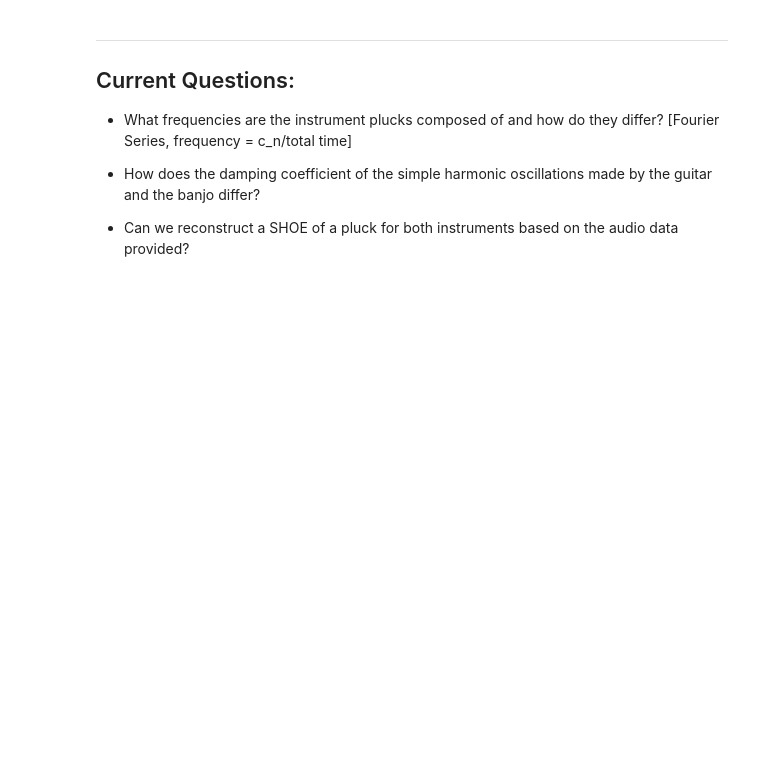
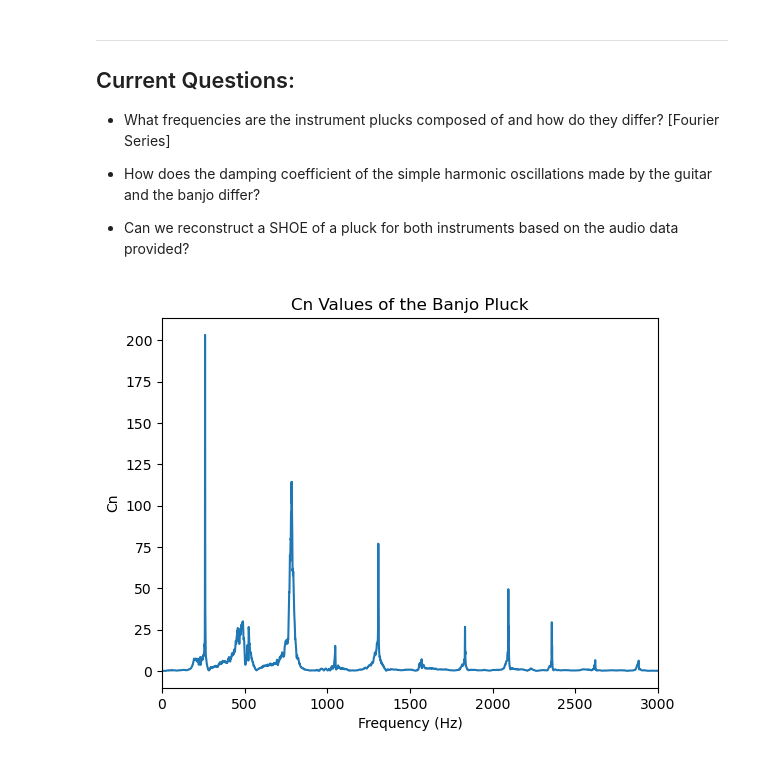
Before and after one commit to Hexiium/PH364-Group-2.2-Repository, a Jupyter notebook: audio_problem_main.ipynb, the cells around one changed output. Saved outputs shown, nothing was run; the diff lists cells and outputs as text; code cells hidden in the pictures; blank space fills up the shorter version.

Commit message:
Adding the fourier transform of the audio files

```diff
--- a/audio_problem_main.ipynb
+++ b/audio_problem_main.ipynb
@@ -3,22 +6,27 @@ The following code finds the .wav files in any personal Jupyter Notebook and out
 # %%
+#Defining all variables and setting up modules
 from matplotlib.widgets import RangeSlider
 import matplotlib.pyplot as plt
 from IPython.display import Audio
 from scipy.io import wavfile
 from pathlib import Path
 import numpy as np
+import scipy
 
+#The following code finds the .wav files in any personal Jupyter Notebook
 repos_dir = Path.cwd()
 
 banjo_file = repos_dir / 'data' / 'banjo-mono.wav'
 guitar_file = repos_dir / 'data' / 'guitar-mono.wav'
 
+#Defining all variables
 banjo_samplerate, banjo_data = wavfile.read(banjo_file)
+banjo_period = banjo_data.size/banjo_samplerate
+banjo_time = np.arange(0,banjo_data.size,1)/banjo_samplerate
+banjo = Audio(banjo_data,rate = banjo_samplerate)
+
 guitar_samplerate, guitar_data = wavfile.read(guitar_file)
-
-banjo = Audio(banjo_data,rate = banjo_samplerate)
+guitar_period = guitar_data.size/guitar_samplerate
+guitar_time = np.arange(0,guitar_data.size,1)/guitar_samplerate
 guitar = Audio(guitar_data,rate = guitar_samplerate)
-
-banjo_time = (1/banjo_samplerate)*np.arange(0,banjo_data.size,1)
-guitar_time = (1/guitar_samplerate)*np.arange(0,guitar_data.size,1)
 # %%
@@ -111,8 +127,21 @@ plt.close('all')
 ---
 ## Current Questions:
 
-- What frequencies are the instrument plucks composed of and how do they differ? [Fourier Series, frequency = c_n/total time]
+- What frequencies are the instrument plucks composed of and how do they differ? [Fourier Series]
 
 - How does the damping coefficient of the simple harmonic oscillations made by the guitar and the banjo differ?
 
 - Can we reconstruct a SHOE of a pluck for both instruments based on the audio data provided?
+# %%
+#Performs the fast fourier transform to calculate the Cn values of the audio file
+cn_banjo = scipy.fft.fft(banjo_data)
+Nb = np.arange(0,banjo_data.size)
+
+#Plots the Cn values along frequency
+plt.plot(Nb/banjo_period, np.real(abs(cn_banjo))/banjo_data.size);
+plt.xlabel('Frequency (Hz)')
+plt.ylabel('Cn')
+plt.title('Cn Values of the Banjo Pluck')
+plt.axis(xmax=3000, xmin=0);
+# %% [output]
+[figure, added]
```
Also changed, not shown: parts of 6 cells of this notebook.
